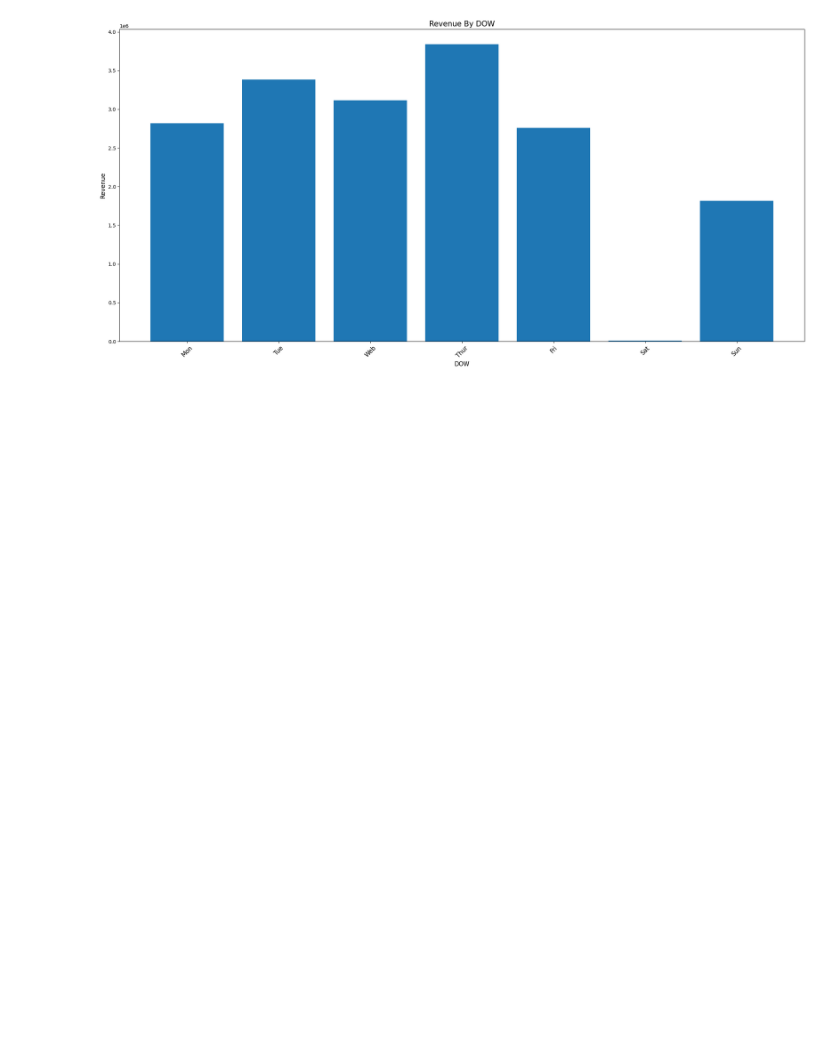
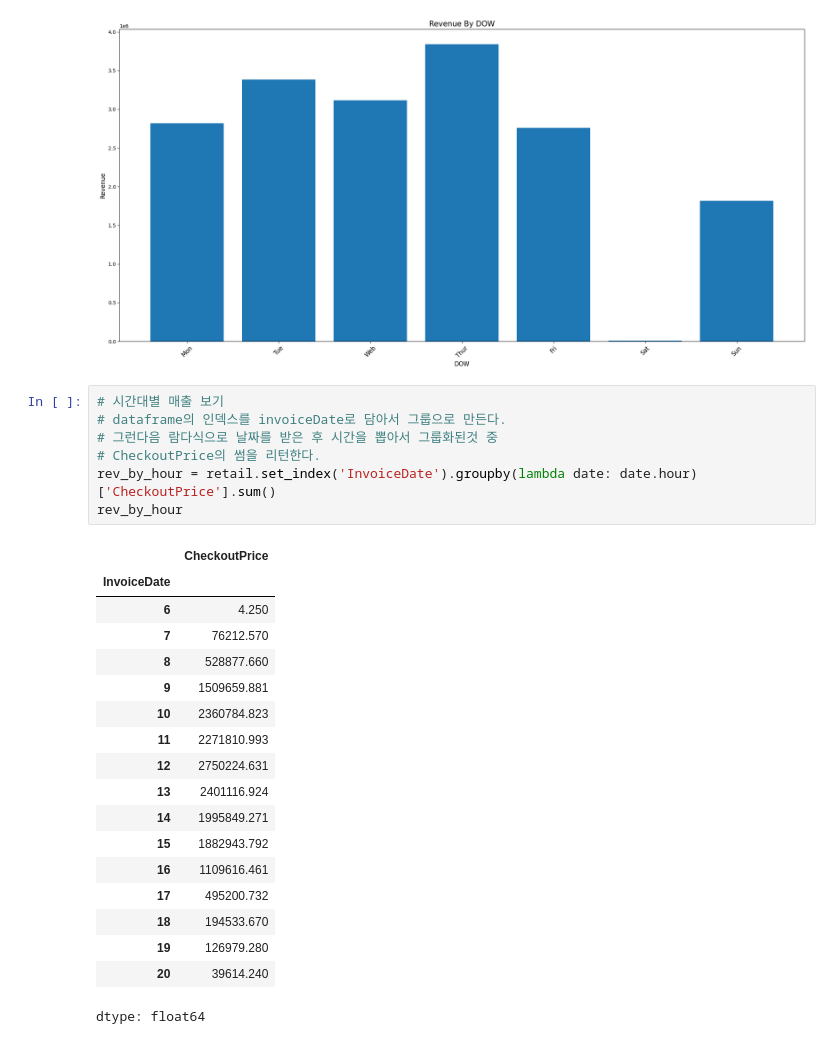
Before and after one commit to JinLeeGG/AI_Project_Preparation, a Jupyter notebook: 3. Data Analysis/04. Online Retail Dataset Analysis/4_Online_Retail_Dataset_Analysis.ipynb, the cells around one changed output. Drawn from its saved outputs; the diff is of its cells as text; blank space fills up the shorter version.

```diff
--- a/3. Data Analysis/04. Online Retail Dataset Analysis/4_Online_Retail_Dataset_Analysis.ipynb
+++ b/3. Data Analysis/04. Online Retail Dataset Analysis/4_Online_Retail_Dataset_Analysis.ipynb
@@ -502,3 +504,29 @@ dtype: float64
 plot_bar(rev_by_dow, 'DOW', 'Revenue', 'Revenue By DOW')
 # %% [output]
 [figure]
+# %%
+# 시간대별 매출 보기
+# dataframe의 인덱스를 invoiceDate로 담아서 그룹으로 만든다.
+# 그런다음 람다식으로 날짜를 받은 후 시간을 뽑아서 그룹화된것 중
+# CheckoutPrice의 썸을 리턴한다.
+rev_by_hour = retail.set_index('InvoiceDate').groupby(lambda date: date.hour)['CheckoutPrice'].sum()
+rev_by_hour
+# %% [output]
+|  | CheckoutPrice |
+| InvoiceDate |  |
+| 6 | 4.250 |
+| 7 | 76212.570 |
+| 8 | 528877.660 |
+| 9 | 1509659.881 |
+| 10 | 2360784.823 |
+| 11 | 2271810.993 |
+| 12 | 2750224.631 |
+| 13 | 2401116.924 |
+| 14 | 1995849.271 |
+| 15 | 1882943.792 |
+| 16 | 1109616.461 |
+| 17 | 495200.732 |
+| 18 | 194533.670 |
+| 19 | 126979.280 |
+| 20 | 39614.240 |
+dtype: float64
```
Also changed, not shown: parts of 3 cells of this notebook.
